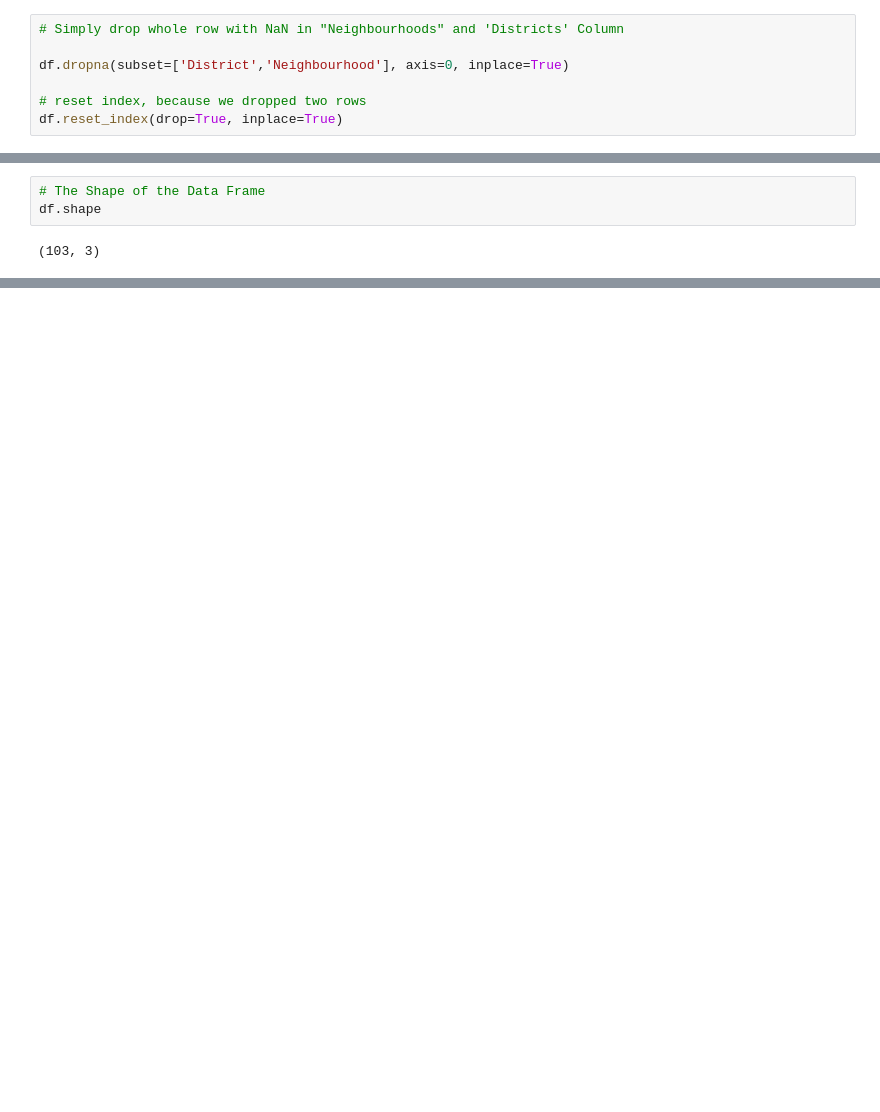
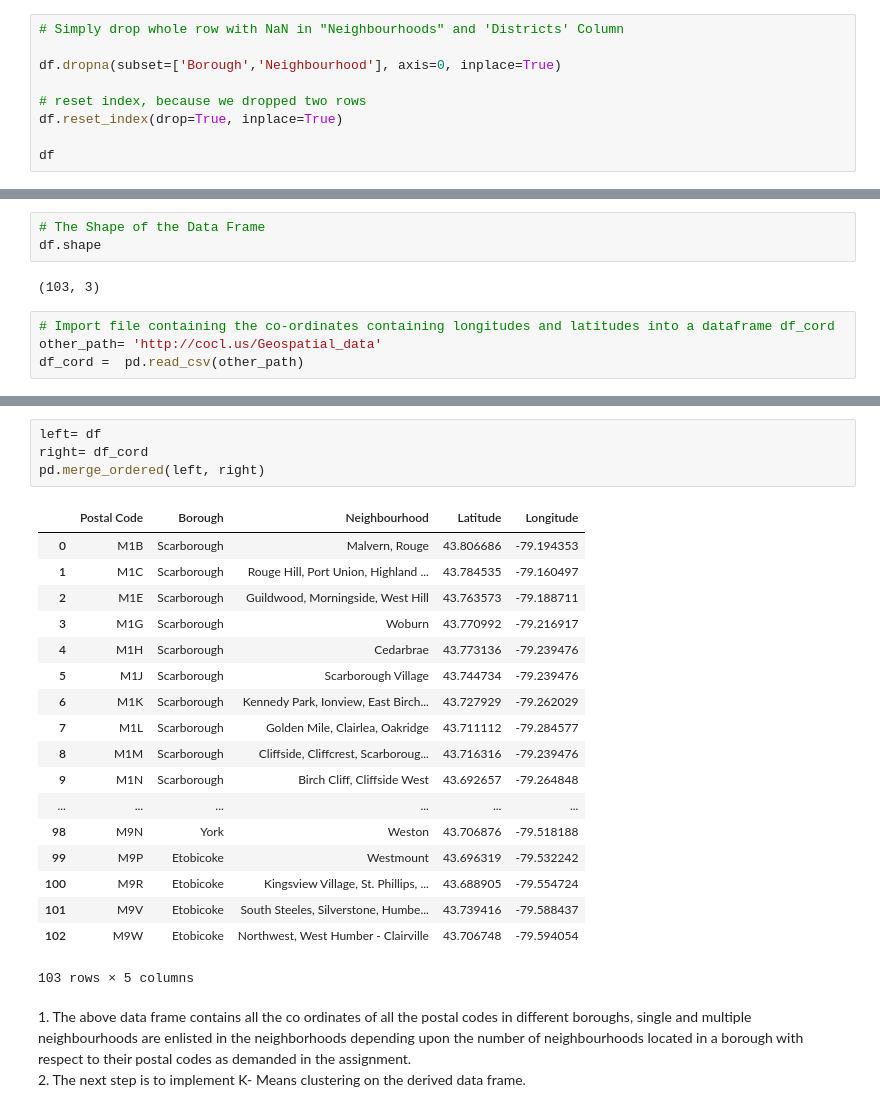
Before and after one commit to faizan91/Coursera_Capstone, a Jupyter notebook: Toronto Neighborhood Data Exploratory Analysis.ipynb, the cells around one changed output, grey strips where cells are left out. Cells and saved outputs as stored; diff of their text form; blank space fills up the shorter version.

Commit message:
This notebook now contains the longitude and latitude (co-ordinates) of the boroughs and the neighbourhoods.

```diff
--- a/Toronto Neighborhood Data Exploratory Analysis.ipynb
+++ b/Toronto Neighborhood Data Exploratory Analysis.ipynb
@@ -138,7 +138,9 @@ Name: Neighbourhood, dtype: int64
 # %%
 # Simply drop whole row with NaN in "Neighbourhoods" and 'Districts' Column
 
-df.dropna(subset=['District','Neighbourhood'], axis=0, inplace=True)
+df.dropna(subset=['Borough','Neighbourhood'], axis=0, inplace=True)
 
 # reset index, because we dropped two rows
 df.reset_index(drop=True, inplace=True)
+
+df
@@ -168,3 +168,7 @@ df
 df.shape
 # %% [output]
 (103, 3)
+# %%
+# Import file containing the co-ordinates containing longitudes and latitudes into a dataframe df_cord
+other_path= 'http://cocl.us/Geospatial_data'
+df_cord =  pd.read_csv(other_path)
@@ -170,0 +196,25 @@ df.shape
+# %%
+left= df
+right= df_cord
+pd.merge_ordered(left, right)
+# %% [output]
+|  | Postal Code | Borough | Neighbourhood | Latitude | Longitude |
+| 0 | M1B | Scarborough | Malvern, Rouge | 43.806686 | -79.194353 |
+| 1 | M1C | Scarborough | Rouge Hill, Port Union, Highland ... | 43.784535 | -79.160497 |
+| 2 | M1E | Scarborough | Guildwood, Morningside, West Hill | 43.763573 | -79.188711 |
+| 3 | M1G | Scarborough | Woburn | 43.770992 | -79.216917 |
+| 4 | M1H | Scarborough | Cedarbrae | 43.773136 | -79.239476 |
+| 5 | M1J | Scarborough | Scarborough Village | 43.744734 | -79.239476 |
+| 6 | M1K | Scarborough | Kennedy Park, Ionview, East Birch... | 43.727929 | -79.262029 |
+| 7 | M1L | Scarborough | Golden Mile, Clairlea, Oakridge | 43.711112 | -79.284577 |
+| 8 | M1M | Scarborough | Cliffside, Cliffcrest, Scarboroug... | 43.716316 | -79.239476 |
+| 9 | M1N | Scarborough | Birch Cliff, Cliffside West | 43.692657 | -79.264848 |
+| ... | ... | ... | ... | ... | ... |
+| 98 | M9N | York | Weston | 43.706876 | -79.518188 |
+| 99 | M9P | Etobicoke | Westmount | 43.696319 | -79.532242 |
+| 100 | M9R | Etobicoke | Kingsview Village, St. Phillips, ... | 43.688905 | -79.554724 |
+| 101 | M9V | Etobicoke | South Steeles, Silverstone, Humbe... | 43.739416 | -79.588437 |
+| 102 | M9W | Etobicoke | Northwest, West Humber - Clairville | 43.706748 | -79.594054 |
+103 rows × 5 columns
+# %% [markdown]
+<p> 1. The above data frame contains all the co ordinates of all the postal codes in different boroughs, single and multiple neighbourhoods are enlisted in the neighborhoods depending upon the number of neighbourhoods located in a borough with respect to their postal codes as demanded in the assignment.<br> 2. The next step is to implement K- Means clustering on the derived data frame.</p>
```
Also changed, not shown: parts of 8 cells of this notebook.
